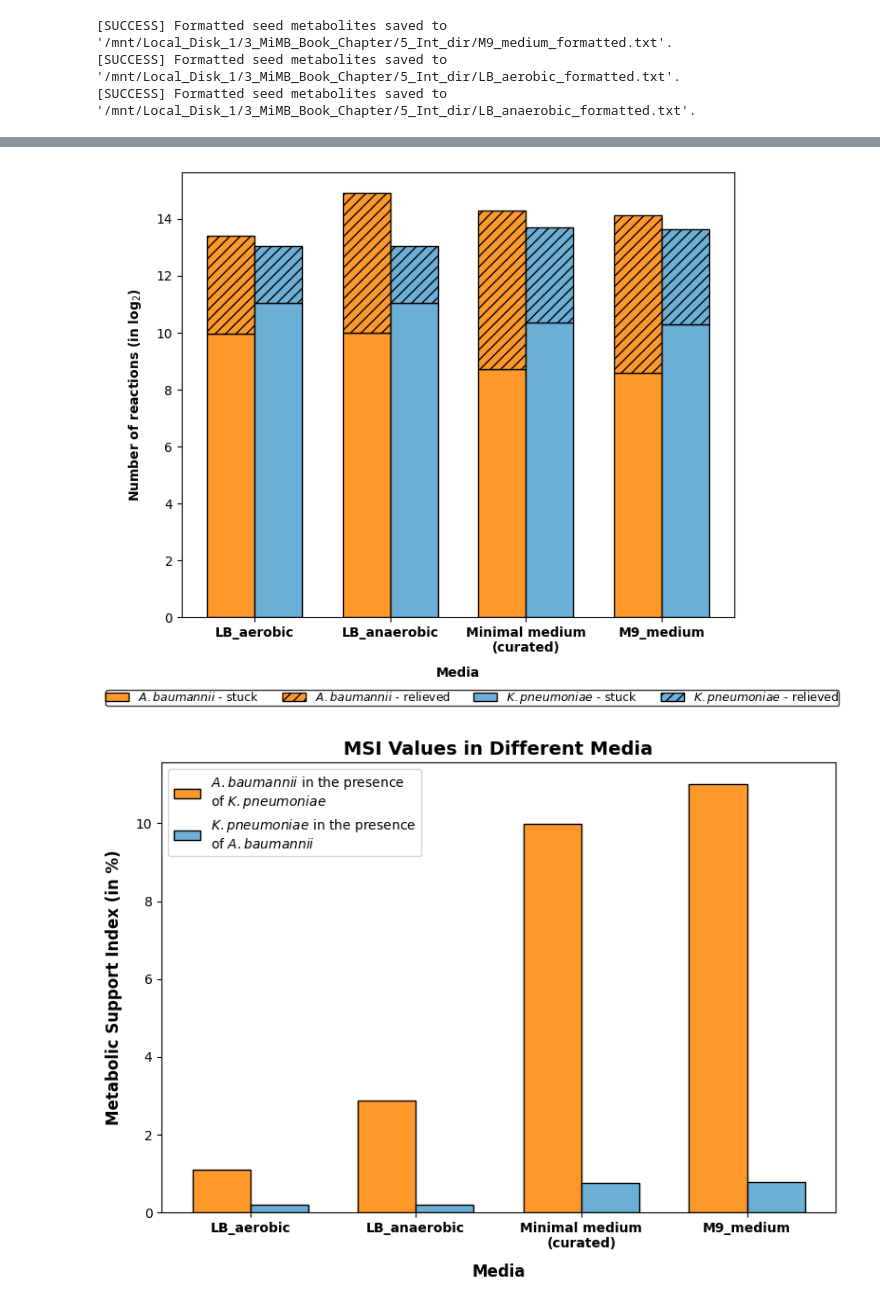
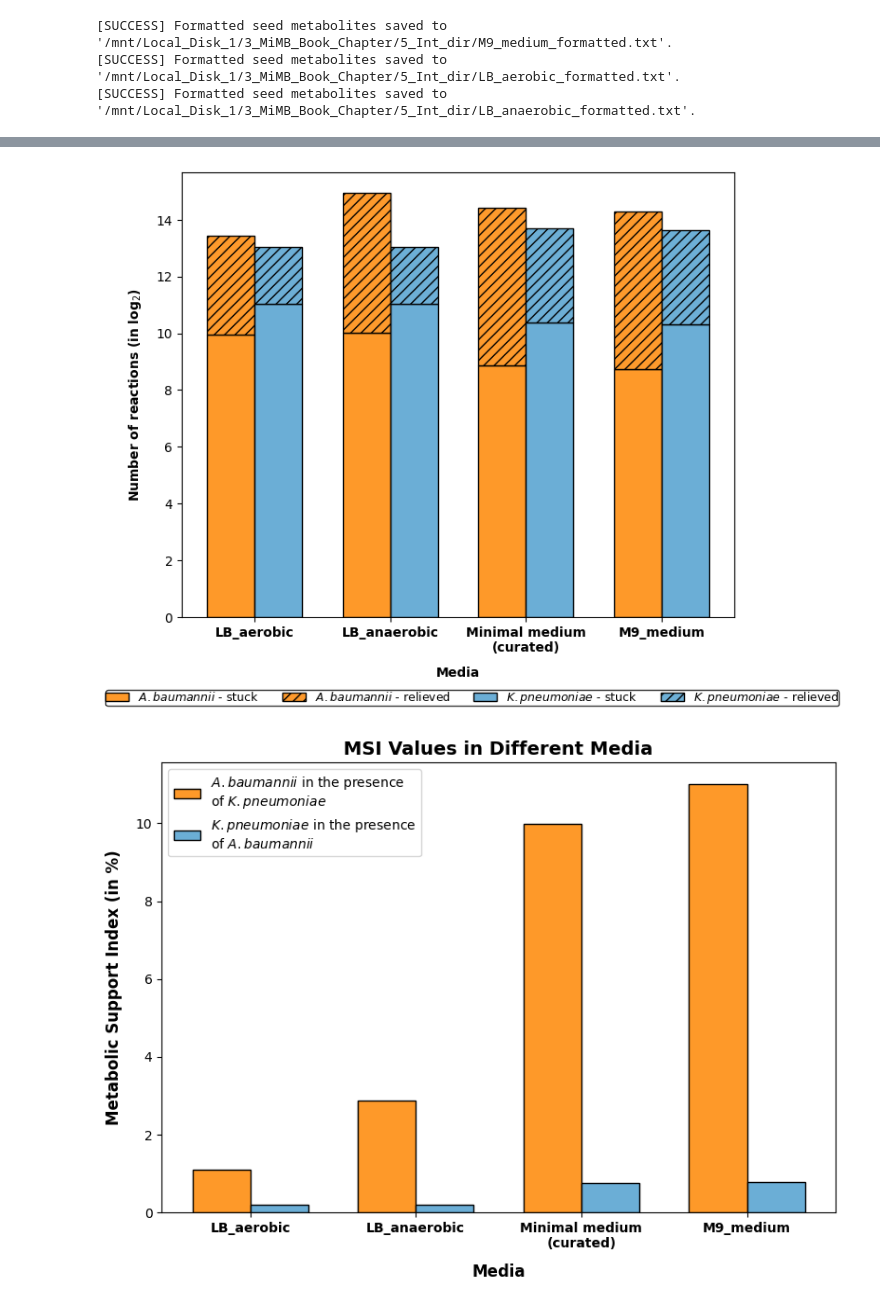
Before and after one commit to RamanLab/metquest, a Jupyter notebook: MSI_Protocol/metquest-protocol.ipynb, the cells around one changed output, grey strips where cells are left out. Saved outputs shown, nothing was run; the diff lists cells and outputs as text; code cells hidden in the pictures.

Commit message:
Adding the edited Jupyter Notebook (plots' code)

```diff
--- a/MSI_Protocol/metquest-protocol.ipynb
+++ b/MSI_Protocol/metquest-protocol.ipynb
@@ -957,11 +957,11 @@ media = ["LB_aerobic", "LB_anaerobic", "Minimal medium\n(curated)", "M9_medium"]
 
 # Log2 values of the number of reactions
 # A. baumannii:
-A_baumannii_main = [9.948367232, 9.981567282, 8.727920455, 8.569855608]
+A_baumannii_main = [9.964340868, 10.02375435, 8.87958325, 8.73809226]
 A_baumannii_other = [3.459431619, 4.906890596, 5.554588852, 5.554588852]
 
 # K. pneumoniae:
-K_pneumoniae_main = [11.02859678, 11.033423, 10.3553511, 10.2911707]
+K_pneumoniae_main = [11.0313566, 11.03617361, 10.36632221, 10.30263892]
 K_pneumoniae_other = [2, 2, 3.321928095, 3.321928095]
 
 # Defining color palettes
@@ -977,34 +977,34 @@ fig, ax = plt.subplots(figsize=(8, 6))
 # Plotting stacked bars for A. baumannii
 ax.bar(x - bar_width / 2, A_baumannii_main, width=bar_width, label='$\mathit{A.baumannii}$ - stuck', color=yellow_palette[4], edgecolor='black')
 ax.bar(x - bar_width / 2, A_baumannii_other, width=bar_width, bottom=A_baumannii_main, label='$\mathit{A.baumannii}$ - relieved', color=yellow_palette[4], hatch='///', alpha=0.99, edgecolor='black')
 
 # Plotting stacked bars for K. pneumoniae
 ax.bar(x + bar_width / 2, K_pneumoniae_main, width=bar_width, label='$\mathit{K.pneumoniae}$ - stuck', color=blue_palette[4], edgecolor='black')
 ax.bar(x + bar_width / 2, K_pneumoniae_other, width=bar_width, bottom=K_pneumoniae_main, label='$\mathit{K.pneumoniae}$ - relieved', color=blue_palette[4], hatch='///', alpha=0.99, edgecolor='black')
 
 ax.set_xlabel('Media', labelpad=9, fontweight="bold")
 ax.set_ylabel('Number of reactions (in log$_2$)', labelpad=10, fontweight="bold")
 ax.set_xticks(x)
 ax.set_xticklabels(media, fontsize=10, fontweight="bold")
 
 # Adding legend
 legend = ax.legend(
     loc='upper right',
     bbox_to_anchor=(1.2, -0.15),
     fontsize=9,
     frameon=True,
     borderpad=0, ncol=4,
     edgecolor='black'
 )
 
 legend.get_title().set_fontweight('bold')
 plt.tight_layout()
 
 # Saving the plot
 plt.savefig("/mnt/Local_Disk_1/3_MiMB_Book_Chapter/6_Figures/1_Figure.pdf", format="pdf")
 plt.show()
 # %% [output]
-[figure, old version]
+[figure, new version]
 # %%
 # Plotting the Metabolic Support Index (MSI) values
 
```
